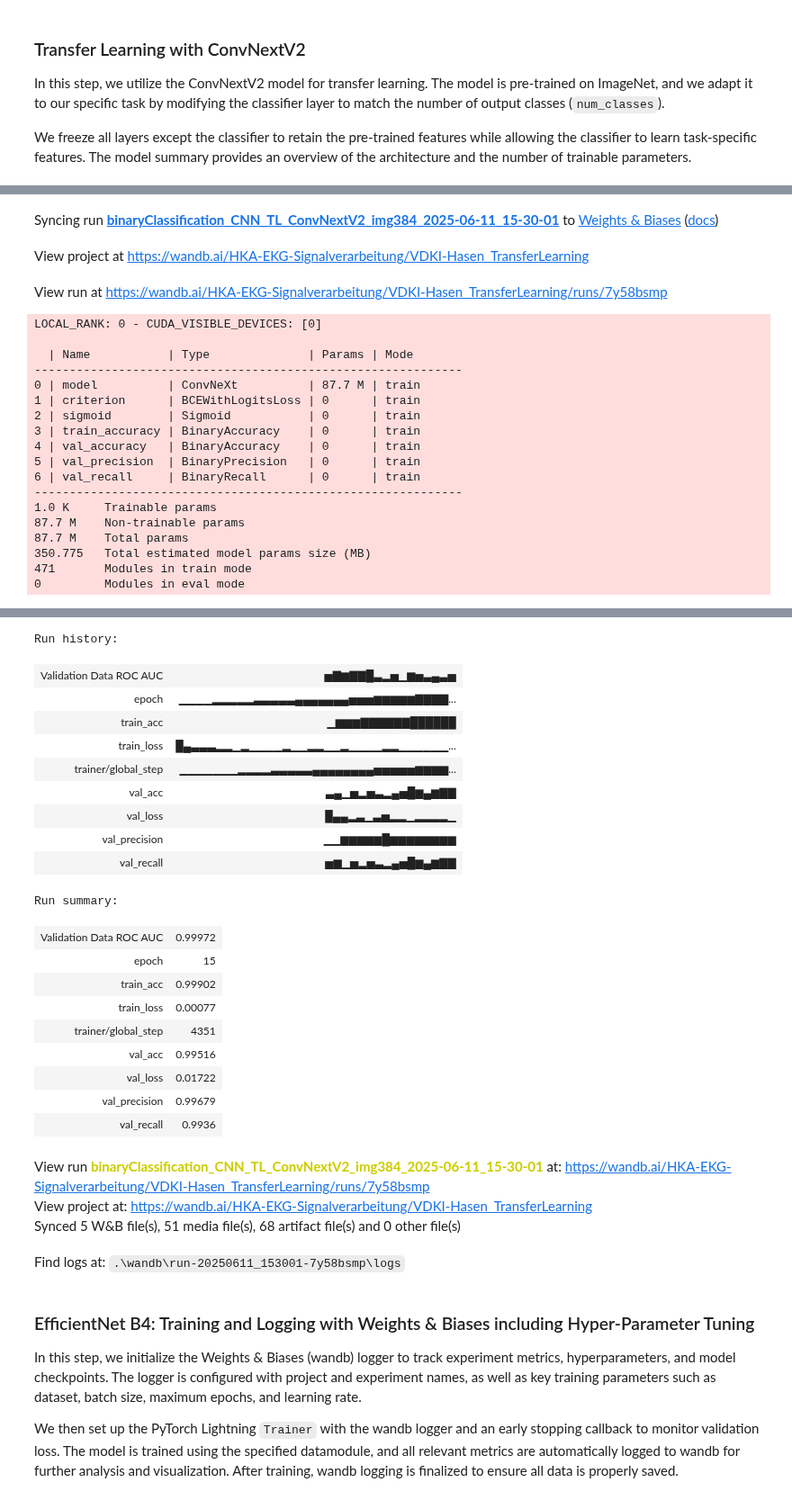
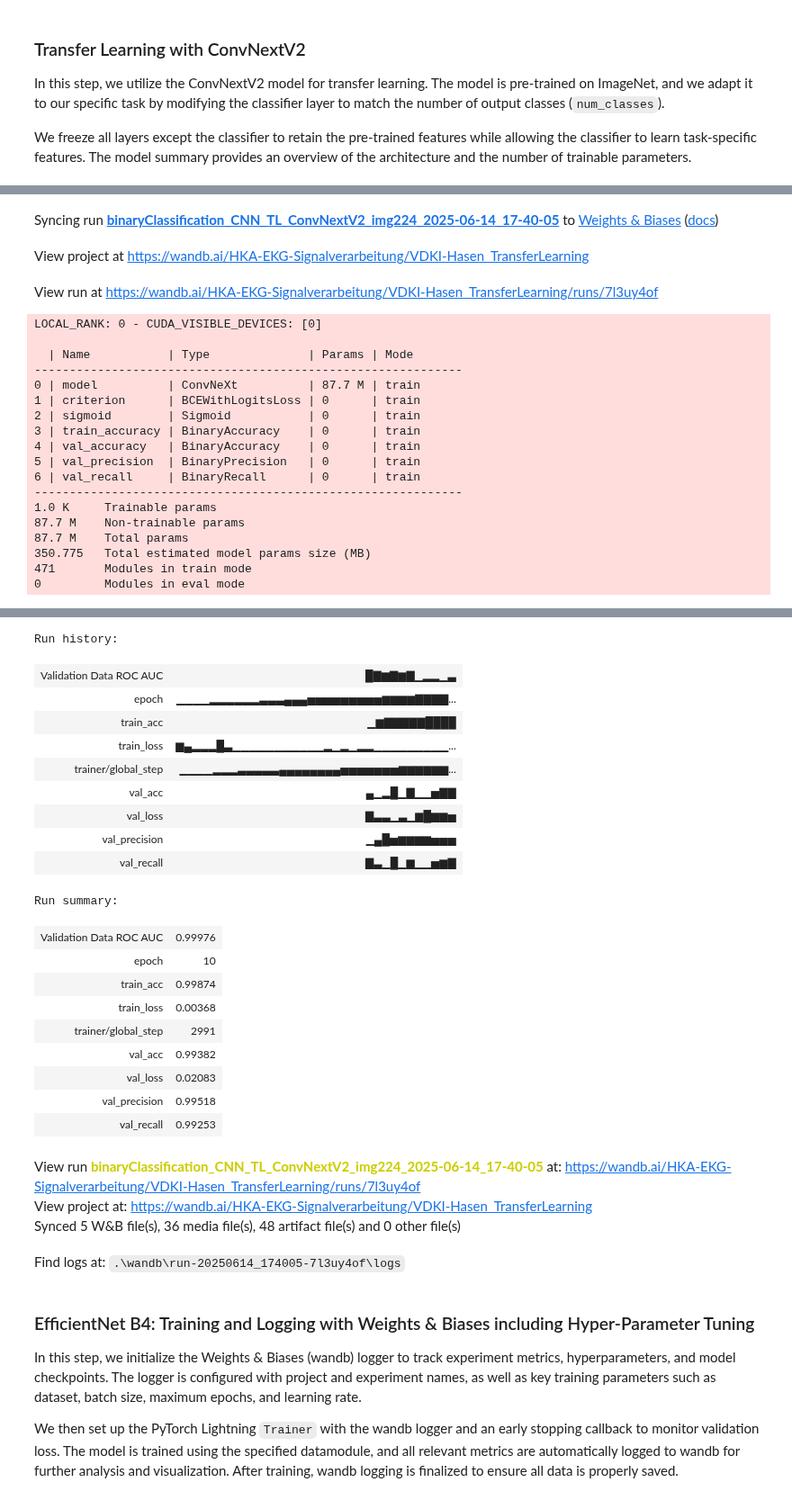
Before and after one commit to lukpausr/HKA_VDKI, a Jupyter notebook: main transferlearning.ipynb, the cells around one changed output, grey strips where cells are left out. Shown at 90% size. Drawn from its saved outputs; the diff is of its cells as text; code cells hidden in the pictures.

```diff
--- a/main transferlearning.ipynb
+++ b/main transferlearning.ipynb
@@ -431,7 +562,7 @@ import data.custom_transforms as custom_transforms
 
 # model = TransferLearningModule(model)
 model = TL_ConvNextV2(amount_of_trainable_linear_layers=1)
-config['image_size'] = 384
+config['image_size'] = 224
 
 # Initialize the Wandb logger
 # add time to the name of the experiment
@@ -492,49 +623,49 @@ Run data is saved locally in .\wandb\run-20250611_153001-7y58bsmp
-Syncing run binaryClassification_CNN_TL_ConvNextV2_img384_2025-06-11_15-30-01 to Weights & Biases (docs)
+Syncing run binaryClassification_CNN_TL_ConvNextV2_img224_2025-06-14_17-40-05 to Weights & Biases (docs)
 View project at https://wandb.ai/HKA-EKG-Signalverarbeitung/VDKI-Hasen_TransferLearning
-View run at https://wandb.ai/HKA-EKG-Signalverarbeitung/VDKI-Hasen_TransferLearning/runs/7y58bsmp
+View run at https://wandb.ai/HKA-EKG-Signalverarbeitung/VDKI-Hasen_TransferLearning/runs/7l3uy4of
 LOCAL_RANK: 0 - CUDA_VISIBLE_DEVICES: [0]
 
   | Name           | Type              | Params | Mode
 -------------------------------------------------------------
 0 | model          | ConvNeXt          | 87.7 M | train
 1 | criterion      | BCEWithLogitsLoss | 0      | train
 2 | sigmoid        | Sigmoid           | 0      | train
 3 | train_accuracy | BinaryAccuracy    | 0      | train
 4 | val_accuracy   | BinaryAccuracy    | 0      | train
 5 | val_precision  | BinaryPrecision   | 0      | train
 6 | val_recall     | BinaryRecall      | 0      | train
 -------------------------------------------------------------
 1.0 K     Trainable params
 87.7 M    Non-trainable params
 87.7 M    Total params
 350.775   Total estimated model params size (MB)
 471       Modules in train mode
 0         Modules in eval mode
 [interactive output not drawn]
 Run history:
-| Validation Data ROC AUC | ▅▇▆▇▇█▃▂▅▁▆▅▃▄▃▅ |
-| epoch | ▁▁▁▁▂▂▂▂▂▃▃▃▃▃▄▄▄▄▄▄▄▅▅▅▆▆▆▆▆▇▇▇▇... |
-| train_acc | ▁▆▆▆▇▇▇▇▇▇██████ |
-| train_loss | █▄▃▃▃▂▂▁▂▁▁▁▁▂▁▁▂▂▁▁▂▁▁▁▁▂▂▁▁▁▁▁▁... |
-| trainer/global_step | ▁▁▁▁▁▁▁▂▂▂▂▃▃▃▃▃▄▄▄▄▄▄▄▄▅▅▅▅▅▆▆▆▆... |
-| val_acc | ▃▄▁▅▂▅▃▂▄▅█▆▄▆▇▇ |
-| val_loss | █▄▄▂▃▁▃▅▂▂▁▂▂▂▂▁ |
-| val_precision | ▁▁▆▆▆▆▆█▆▆▆▆▆▆▆▆ |
-| val_recall | ▅▆▁▅▂▅▃▂▄▅█▆▄▆▇▇ |
+| Validation Data ROC AUC | █▇▆▇▆▇▁▂▂▁▃ |
+| epoch | ▁▁▁▁▂▂▂▂▂▂▃▃▃▄▄▄▅▅▅▅▅▅▅▅▅▆▆▆▆▇▇▇▇... |
+| train_acc | ▁▆▇▇▇▇▇████ |
+| train_loss | ▆▄▂▂▂█▃▁▁▁▁▁▁▁▁▁▁▁▂▁▂▁▂▂▁▁▁▁▁▁▁▁▁... |
+| trainer/global_step | ▁▁▁▁▂▂▂▃▃▃▃▃▄▄▄▄▄▄▄▄▅▅▅▅▅▅▅▆▆▆▆▆▆... |
+| val_acc | ▄▁▂█▁▇▁▁▅▇▇ |
+| val_loss | ▇▃▃▁▃▁▆█▆▆▅ |
+| val_precision | ▁▄█▅▆▆▆▆▅▅▅ |
+| val_recall | ▇▃▁█▁▆▁▁▅▆▇ |
 Run summary:
-| Validation Data ROC AUC | 0.99972 |
-| epoch | 15 |
-| train_acc | 0.99902 |
-| train_loss | 0.00077 |
-| trainer/global_step | 4351 |
-| val_acc | 0.99516 |
-| val_loss | 0.01722 |
-| val_precision | 0.99679 |
-| val_recall | 0.9936 |
+| Validation Data ROC AUC | 0.99976 |
+| epoch | 10 |
+| train_acc | 0.99874 |
+| train_loss | 0.00368 |
+| trainer/global_step | 2991 |
+| val_acc | 0.99382 |
+| val_loss | 0.02083 |
+| val_precision | 0.99518 |
+| val_recall | 0.99253 |
-View run binaryClassification_CNN_TL_ConvNextV2_img384_2025-06-11_15-30-01 at: https://wandb.ai/HKA-EKG-Signalverarbeitung/VDKI-Hasen_TransferLearning/runs/7y58bsmp
+View run binaryClassification_CNN_TL_ConvNextV2_img224_2025-06-14_17-40-05 at: https://wandb.ai/HKA-EKG-Signalverarbeitung/VDKI-Hasen_TransferLearning/runs/7l3uy4of
 View project at: https://wandb.ai/HKA-EKG-Signalverarbeitung/VDKI-Hasen_TransferLearning
-Synced 5 W&B file(s), 51 media file(s), 68 artifact file(s) and 0 other file(s)
+Synced 5 W&B file(s), 36 media file(s), 48 artifact file(s) and 0 other file(s)
-Find logs at: .\wandb\run-20250611_153001-7y58bsmp\logs
+Find logs at: .\wandb\run-20250614_174005-7l3uy4of\logs
 # %% [markdown]
 ### EfficientNet B4: Training and Logging with Weights & Biases including Hyper-Parameter Tuning
 
```
Also changed, not shown: parts of 8 cells of this notebook, 5 other files.
